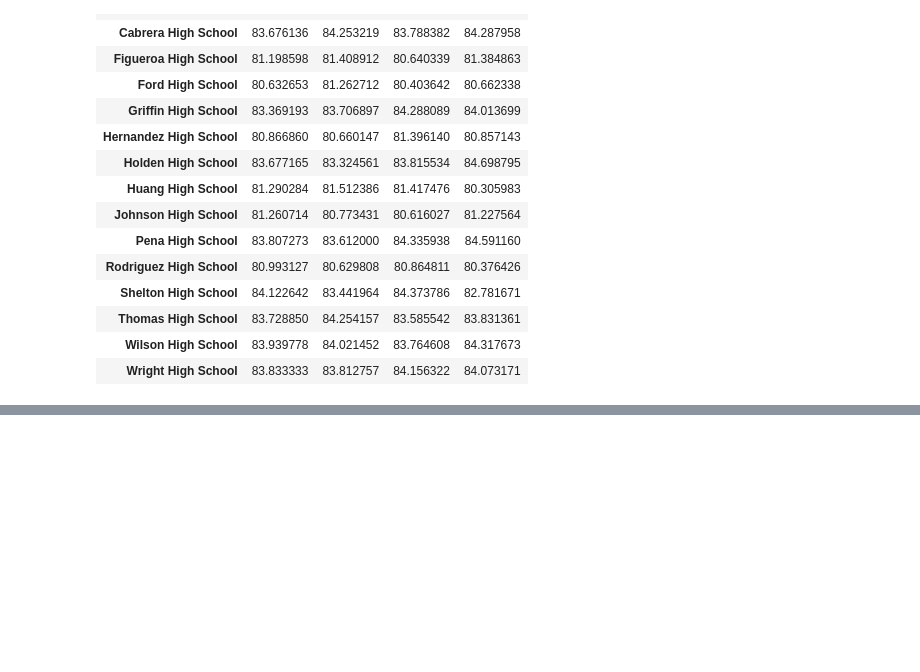
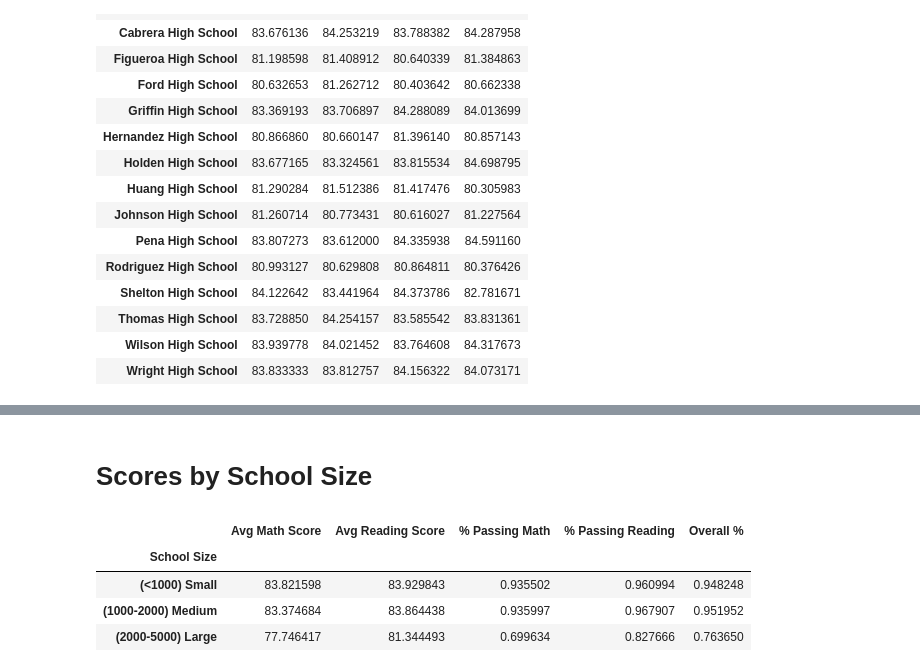
Before and after one commit to alejoes/04-PandasProjects, a Jupyter notebook: School District Analysis/Academy of Py.ipynb, the cells around one changed output, grey strips where cells are left out. Drawn from its saved outputs; the diff is of its cells as text; code cells hidden in the pictures; blank space fills up the shorter version.

```diff
--- a/School District Analysis/Academy of Py.ipynb
+++ b/School District Analysis/Academy of Py.ipynb
@@ -209,0 +230,22 @@ neww
+# %% [markdown]
+# Scores by School Size
+# %%
+binz=[0,999,1999,4999]
+labelS=["(<1000) Small","(1000-2000) Medium","(2000-5000) Large"]
+neww["School Size"]=pd.cut(neww["Total Students"],bins=binz,labels=labelS)
+mP=neww.groupby(["School Size"])["Avg Math Score"].mean()
+rP=neww.groupby(["School Size"])["Avg Reading Score"].mean()
+mrP=pd.merge(mP,rP,on="School Size")
+pmP=neww.groupby(["School Size"])["% Passing Math"].mean()
+prP=neww.groupby(["School Size"])["% Passing Reading"].mean()
+oP=neww.groupby(["School Size"])["Overall %"].mean()
+mpP=pd.merge(pmP,prP,on="School Size")
+mpP=pd.merge(mpP,oP,on="School Size")
+mpP=pd.merge(mrP,mpP,on="School Size")
+mpP
+# %% [output]
+|  | Avg Math Score | Avg Reading Score | % Passing Math | % Passing Reading | Overall % |
+| School Size |  |  |  |  |  |
+| (<1000) Small | 83.821598 | 83.929843 | 0.935502 | 0.960994 | 0.948248 |
+| (1000-2000) Medium | 83.374684 | 83.864438 | 0.935997 | 0.967907 | 0.951952 |
+| (2000-5000) Large | 77.746417 | 81.344493 | 0.699634 | 0.827666 | 0.763650 |
```
Also changed, not shown: parts of 7 cells of this notebook.
